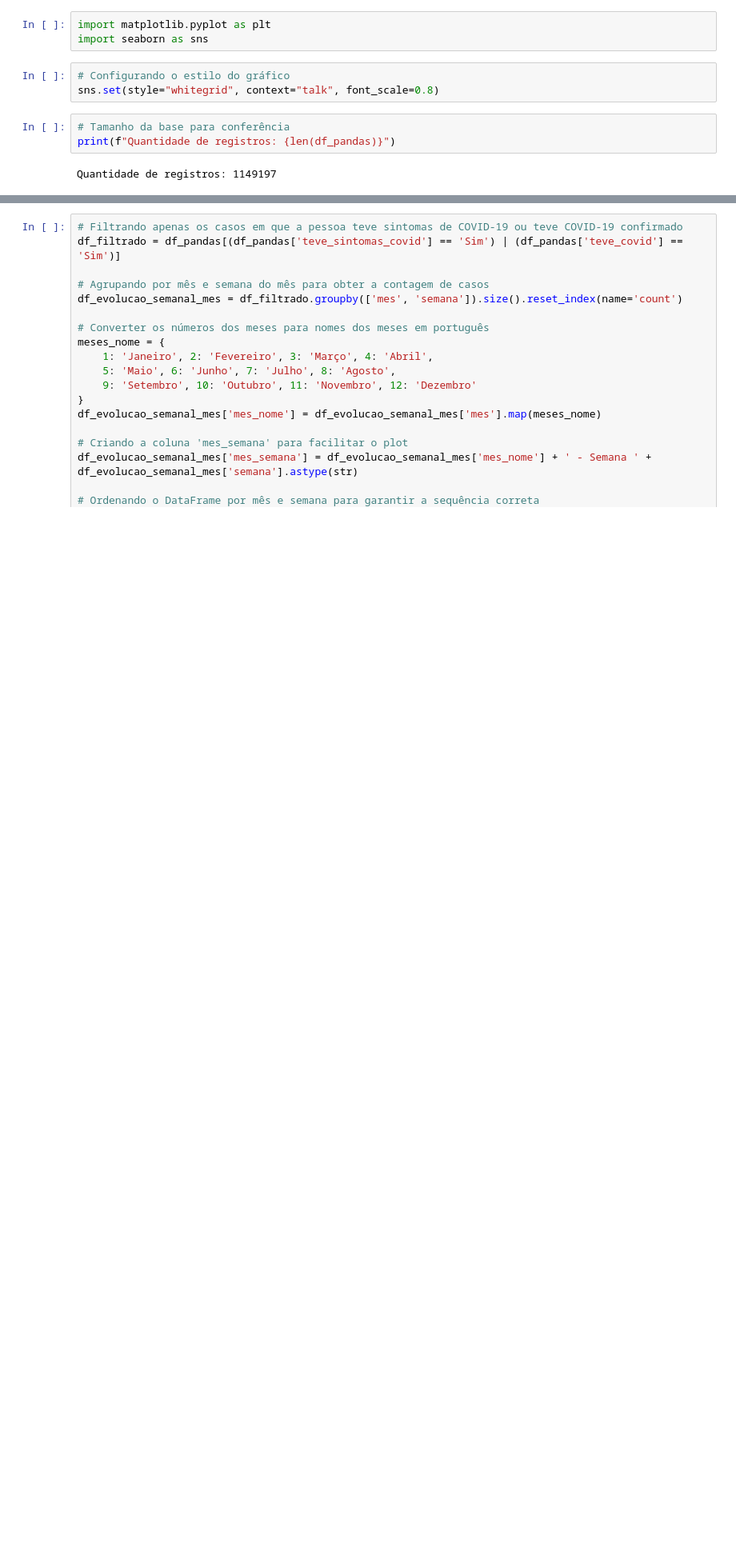
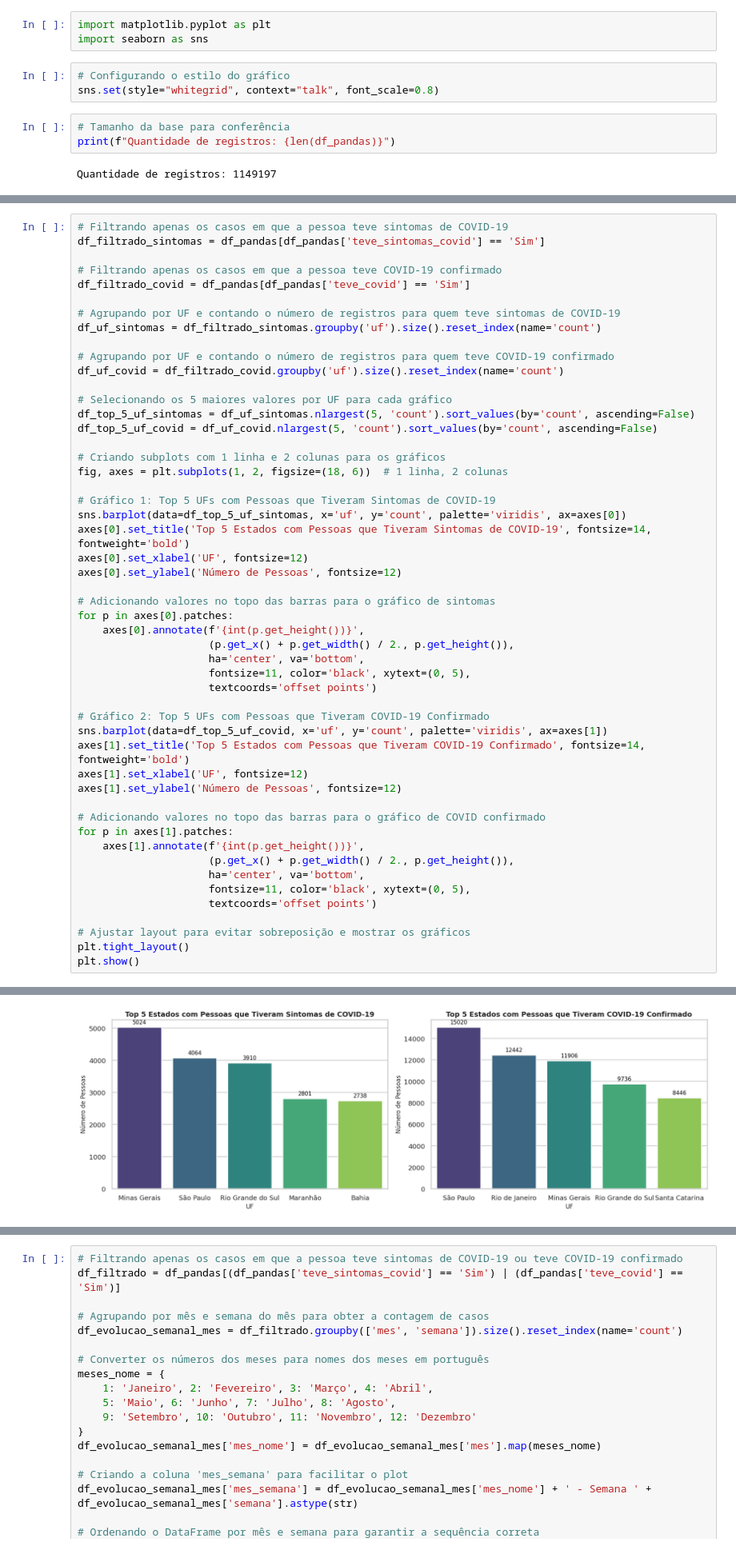
Before and after one commit to tsrodr/fiap-dataanalysis-techchallenge-fase3, a Jupyter notebook: main.ipynb, the cells around one changed output, grey strips where cells are left out. Shown at 80% size. Cells and saved outputs as stored; diff of their text form; blank space fills up the shorter version.

```diff
--- a/main.ipynb
+++ b/main.ipynb
@@ -254,0 +454,52 @@ Passing `palette` without assigning `hue` is deprecated and will be removed in v
+# %%
+# Filtrando apenas os casos em que a pessoa teve sintomas de COVID-19
+df_filtrado_sintomas = df_pandas[df_pandas['teve_sintomas_covid'] == 'Sim']
+
+# Filtrando apenas os casos em que a pessoa teve COVID-19 confirmado
+df_filtrado_covid = df_pandas[df_pandas['teve_covid'] == 'Sim']
+
+# Agrupando por UF e contando o número de registros para quem teve sintomas de COVID-19
+df_uf_sintomas = df_filtrado_sintomas.groupby('uf').size().reset_index(name='count')
+
+# Agrupando por UF e contando o número de registros para quem teve COVID-19 confirmado
+df_uf_covid = df_filtrado_covid.groupby('uf').size().reset_index(name='count')
+
+# Selecionando os 5 maiores valores por UF para cada gráfico
+df_top_5_uf_sintomas = df_uf_sintomas.nlargest(5, 'count').sort_values(by='count', ascending=False)
+df_top_5_uf_covid = df_uf_covid.nlargest(5, 'count').sort_values(by='count', ascending=False)
+
+# Criando subplots com 1 linha e 2 colunas para os gráficos
+fig, axes = plt.subplots(1, 2, figsize=(18, 6))  # 1 linha, 2 colunas
+
+# Gráfico 1: Top 5 UFs com Pessoas que Tiveram Sintomas de COVID-19
+sns.barplot(data=df_top_5_uf_sintomas, x='uf', y='count', palette='viridis', ax=axes[0])
+axes[0].set_title('Top 5 Estados com Pessoas que Tiveram Sintomas de COVID-19', fontsize=14, fontweight='bold')
+axes[0].set_xlabel('UF', fontsize=12)
+axes[0].set_ylabel('Número de Pessoas', fontsize=12)
+
+# Adicionando valores no topo das barras para o gráfico de sintomas
+for p in axes[0].patches:
+    axes[0].annotate(f'{int(p.get_height())}',
+                     (p.get_x() + p.get_width() / 2., p.get_height()),
+                     ha='center', va='bottom',
+                     fontsize=11, color='black', xytext=(0, 5),
+                     textcoords='offset points')
+
+# Gráfico 2: Top 5 UFs com Pessoas que Tiveram COVID-19 Confirmado
+sns.barplot(data=df_top_5_uf_covid, x='uf', y='count', palette='viridis', ax=axes[1])
+axes[1].set_title('Top 5 Estados com Pessoas que Tiveram COVID-19 Confirmado', fontsize=14, fontweight='bold')
+axes[1].set_xlabel('UF', fontsize=12)
+axes[1].set_ylabel('Número de Pessoas', fontsize=12)
+
+# Adicionando valores no topo das barras para o gráfico de COVID confirmado
+for p in axes[1].patches:
+    axes[1].annotate(f'{int(p.get_height())}',
+                     (p.get_x() + p.get_width() / 2., p.get_height()),
+                     ha='center', va='bottom',
+                     fontsize=11, color='black', xytext=(0, 5),
+                     textcoords='offset points')
+
+# Ajustar layout para evitar sobreposição e mostrar os gráficos
+plt.tight_layout()
+plt.show()
+# %% [output]
@@ -254,0 +513 @@ Passing `palette` without assigning `hue` is deprecated and will be removed in v
+[figure, added]
```
Also changed, not shown: parts of 19 cells of this notebook, 1 other file.
